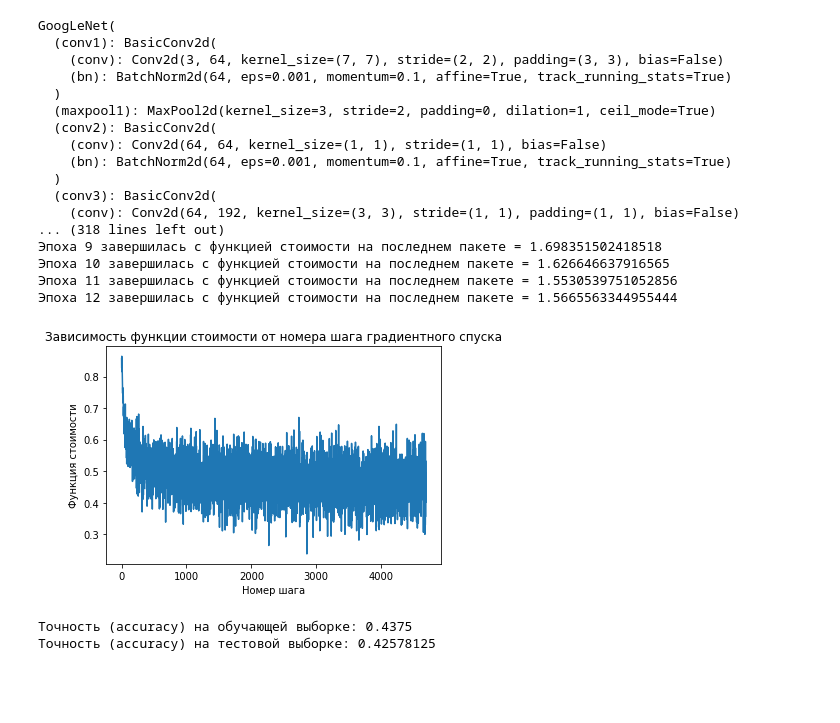
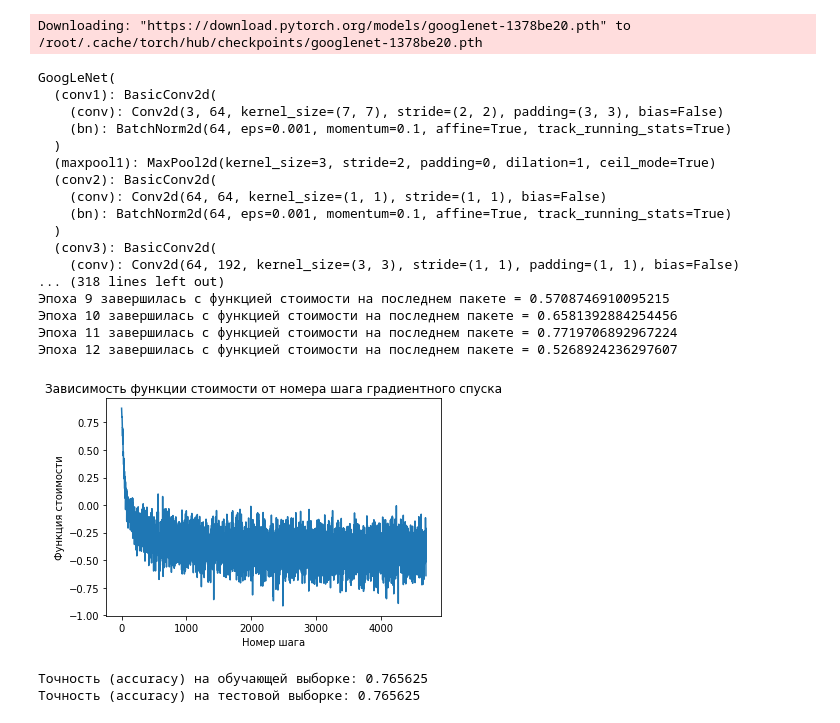
Before and after one commit to lomovtsevp/ML_course_MIREA, a Jupyter notebook: ML2/PR3/Transfer_learning.ipynb, the cells around one changed output. Drawn from its saved outputs; the diff is of its cells as text; code cells hidden in the pictures; blank space fills up the shorter version.

```diff
--- a/ML2/PR3/Transfer_learning.ipynb
+++ b/ML2/PR3/Transfer_learning.ipynb
@@ -46,6 +46,8 @@ model.classifier = nn.Sequential(
     nn.Linear(in_features=1024, out_features=10, bias=True)
 )
 
+model.classifier.requires_grad_ = True
+
 # ===============
 
 # Последовательность преобразований исходных изображений. Нужно заполнить.
@@ -56,15 +58,15 @@ model.classifier = nn.Sequential(
 # 3. Среднее по цветовым каналам должно быть [0.485, 0.456, 0.406], а среднеквадратическое отклонение [0.229, 0.224, 0.225].
 # Посмотрите документацию по классам Compose, Resize, CenterCrop, ToTensor, Normalize из пакета torchvision.transforms.
 transform = T.Compose([
-    T.Resize(32),
-    T.CenterCrop(227),
+    T.Resize(256),
+    T.CenterCrop(224),
     T.ToTensor(),
     T.Normalize(mean=[0.485, 0.456, 0.406], std=[0.229, 0.224, 0.225]),
 ])
 
 # Задаем количество эпох (проходов по всей обучающей выборке) и размер пакета, можно варьировать
-EPOCHS = 20
-BATCH_SIZE = 256
+EPOCHS = 12
+BATCH_SIZE = 128
 
 # Загружаем данные из набора CIFAR10
 train_data = datasets.CIFAR10(root='./data/train', train=True, download=True, transform=transform)
@@ -180,6 +179,7 @@ for param in model.parameters():
 
 
 model.fc = nn.Linear(1024, 10)
+model.fc.requires_grad = True
 
 # ===============
 
@@ -191,8 +191,8 @@ model.fc = nn.Linear(1024, 10)
 # 3. Среднее по цветовым каналам должно быть [0.485, 0.456, 0.406], а среднеквадратическое отклонение [0.229, 0.224, 0.225].
 # Посмотрите документацию по классам Compose, Resize, CenterCrop, ToTensor, Normalize из пакета torchvision.transforms.
 transform = T.Compose([
-    T.Resize(32),
-    T.CenterCrop(227),
+    T.Resize(256),
+    T.CenterCrop(224),
     T.ToTensor(),
     T.Normalize(mean=[0.485, 0.456, 0.406], std=[0.229, 0.224, 0.225]),
 ])
@@ -229,53 +229,54 @@ for epoch in range(EPOCHS):
         optimizer.step()
         loss_history.append(loss.log().item())  # добавляется логарифм стоимости для большей наглядности
     print(f'Эпоха {epoch + 1} завершилась с функцией стоимости на последнем пакете = {loss.item()}')
 
 
 
 # Выводим график функции стоимости
 plt.title('Зависимость функции стоимости от номера шага градиентного спуска')
 plt.xlabel('Номер шага')
 plt.ylabel('Функция стоимости')
 plt.plot(loss_history)
 plt.show()
 
 # Отключаем расчет вычислительного графа для экономии времени и памяти: нам не нужно считать градиенты при тестировании модели
 with torch.no_grad():
     # Оцениваем качество модели
     train_data_loader = DataLoader(train_data, batch_size=256)
     train_features, train_targets = next(iter(train_data_loader))
 
     train_features = train_features.to(device)
     train_model_predictions = torch.argmax(model(train_features), dim=1)
     print('Точность (accuracy) на обучающей выборке:', accuracy_score(train_targets.cpu(), train_model_predictions.cpu()))
 
     test_data_loader = DataLoader(test_data, batch_size=256)
     test_features, test_targets = next(iter(test_data_loader))
 
     test_features = test_features.to(device)
     test_model_predictions = torch.argmax(model(test_features), dim=1)
     print('Точность (accuracy) на тестовой выборке:', accuracy_score(test_targets.cpu(), test_model_predictions.cpu()))
 # %% [output]
-GoogLeNet(
-  (conv1): BasicConv2d(
-    (conv): Conv2d(3, 64, kernel_size=(7, 7), stride=(2, 2), padding=(3, 3), bias=False)
-    (bn): BatchNorm2d(64, eps=0.001, momentum=0.1, affine=True, track_running_stats=True)
-  )
-  (maxpool1): MaxPool2d(kernel_size=3, stride=2, padding=0, dilation=1, ceil_mode=True)
-  (conv2): BasicConv2d(
-    (conv): Conv2d(64, 64, kernel_size=(1, 1), stride=(1, 1), bias=False)
-    (bn): BatchNorm2d(64, eps=0.001, momentum=0.1, affine=True, track_running_stats=True)
-  )
-  (conv3): BasicConv2d(
-    (conv): Conv2d(64, 192, kernel_size=(3, 3), stride=(1, 1), padding=(1, 1), bias=False)
-... (318 lines left out)
-Эпоха 9 завершилась с функцией стоимости на последнем пакете = 1.698351502418518
-Эпоха 10 завершилась с функцией стоимости на последнем пакете = 1.626646637916565
-Эпоха 11 завершилась с функцией стоимости на последнем пакете = 1.5530539751052856
-Эпоха 12 завершилась с функцией стоимости на последнем пакете = 1.5665563344955444
+Downloading: "https://download.pytorch.org/models/googlenet-1378be20.pth" to /root/.cache/torch/hub/checkpoints/googlenet-1378be20.pth
+GoogLeNet(
+  (conv1): BasicConv2d(
+    (conv): Conv2d(3, 64, kernel_size=(7, 7), stride=(2, 2), padding=(3, 3), bias=False)
+    (bn): BatchNorm2d(64, eps=0.001, momentum=0.1, affine=True, track_running_stats=True)
+  )
+  (maxpool1): MaxPool2d(kernel_size=3, stride=2, padding=0, dilation=1, ceil_mode=True)
+  (conv2): BasicConv2d(
+    (conv): Conv2d(64, 64, kernel_size=(1, 1), stride=(1, 1), bias=False)
+    (bn): BatchNorm2d(64, eps=0.001, momentum=0.1, affine=True, track_running_stats=True)
+  )
+  (conv3): BasicConv2d(
+    (conv): Conv2d(64, 192, kernel_size=(3, 3), stride=(1, 1), padding=(1, 1), bias=False)
+... (318 lines left out)
+Эпоха 9 завершилась с функцией стоимости на последнем пакете = 0.5708746910095215
+Эпоха 10 завершилась с функцией стоимости на последнем пакете = 0.6581392884254456
+Эпоха 11 завершилась с функцией стоимости на последнем пакете = 0.7719706892967224
+Эпоха 12 завершилась с функцией стоимости на последнем пакете = 0.5268924236297607
-[figure, old version]
+[figure, new version]
-Точность (accuracy) на обучающей выборке: 0.4375
-Точность (accuracy) на тестовой выборке: 0.42578125
+Точность (accuracy) на обучающей выборке: 0.765625
+Точность (accuracy) на тестовой выборке: 0.765625
 # %% [markdown]
 #3. ResNet18#
 
```
Also changed, not shown: parts of 2 cells of this notebook.
